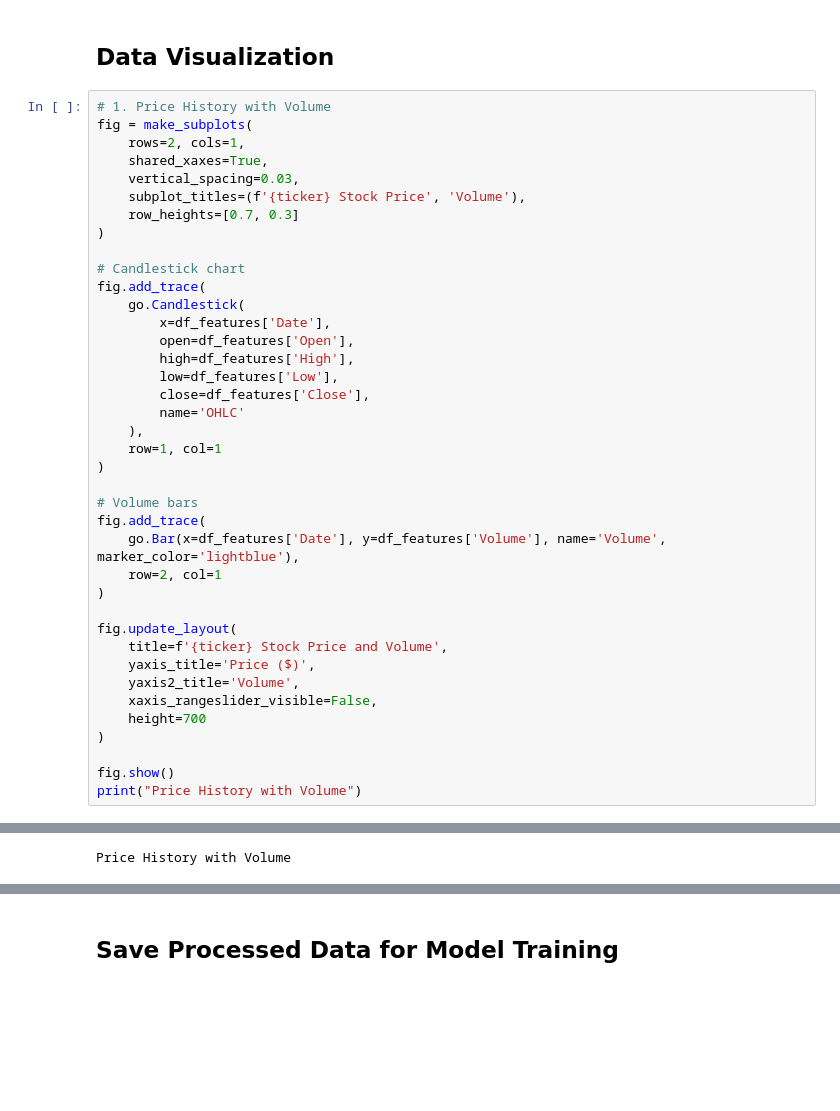
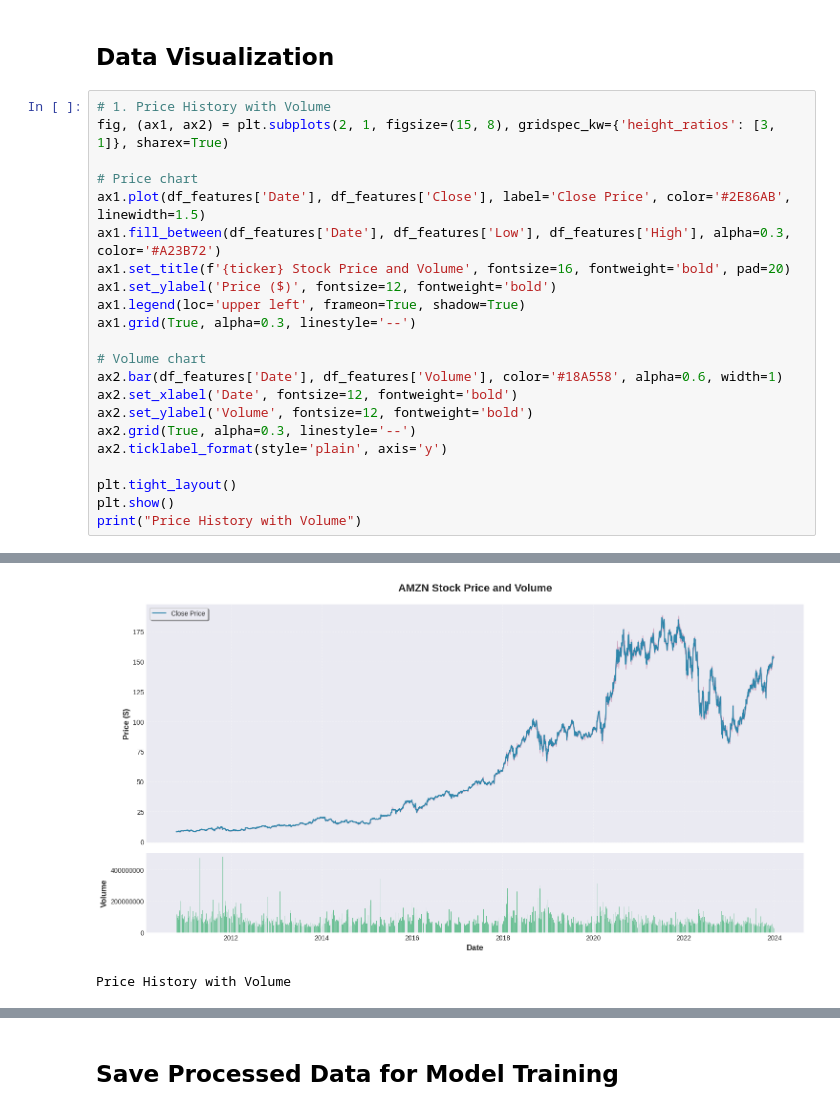
Before and after one commit to Kunj-Vadhiya/Stock-Price-prediction, a Jupyter notebook: main.ipynb, the cells around one changed output, grey strips where cells are left out. Saved outputs shown, nothing was run; the diff lists cells and outputs as text; blank space fills up the shorter version.

```diff
--- a/main.ipynb
+++ b/main.ipynb
@@ -295,41 +295,24 @@ Sample Data with Features:
 ## Data Visualization
 # %%
 # 1. Price History with Volume
-fig = make_subplots(
-    rows=2, cols=1,
-    shared_xaxes=True,
-    vertical_spacing=0.03,
-    subplot_titles=(f'{ticker} Stock Price', 'Volume'),
-    row_heights=[0.7, 0.3]
-)
+fig, (ax1, ax2) = plt.subplots(2, 1, figsize=(15, 8), gridspec_kw={'height_ratios': [3, 1]}, sharex=True)
 
-# Candlestick chart
-fig.add_trace(
-    go.Candlestick(
-        x=df_features['Date'],
-        open=df_features['Open'],
-        high=df_features['High'],
-        low=df_features['Low'],
-        close=df_features['Close'],
-        name='OHLC'
-    ),
-    row=1, col=1
-)
+# Price chart
+ax1.plot(df_features['Date'], df_features['Close'], label='Close Price', color='#2E86AB', linewidth=1.5)
+ax1.fill_between(df_features['Date'], df_features['Low'], df_features['High'], alpha=0.3, color='#A23B72')
+ax1.set_title(f'{ticker} Stock Price and Volume', fontsize=16, fontweight='bold', pad=20)
+ax1.set_ylabel('Price ($)', fontsize=12, fontweight='bold')
+ax1.legend(loc='upper left', frameon=True, shadow=True)
+ax1.grid(True, alpha=0.3, linestyle='--')
 
-# Volume bars
-fig.add_trace(
-    go.Bar(x=df_features['Date'], y=df_features['Volume'], name='Volume', marker_color='lightblue'),
-    row=2, col=1
-)
+# Volume chart
+ax2.bar(df_features['Date'], df_features['Volume'], color='#18A558', alpha=0.6, width=1)
+ax2.set_xlabel('Date', fontsize=12, fontweight='bold')
+ax2.set_ylabel('Volume', fontsize=12, fontweight='bold')
+ax2.grid(True, alpha=0.3, linestyle='--')
+ax2.ticklabel_format(style='plain', axis='y')
 
-fig.update_layout(
-    title=f'{ticker} Stock Price and Volume',
-    yaxis_title='Price ($)',
-    yaxis2_title='Volume',
-    xaxis_rangeslider_visible=False,
-    height=700
-)
-
-fig.show()
+plt.tight_layout()
+plt.show()
 print("Price History with Volume")
 # %% [output]
@@ -337,3 +319,4 @@ print("Price History with Volume")
+[figure, added]
 Price History with Volume
 # %%
 # 2. Moving Averages
```
Also changed, not shown: parts of 6 cells of this notebook.
